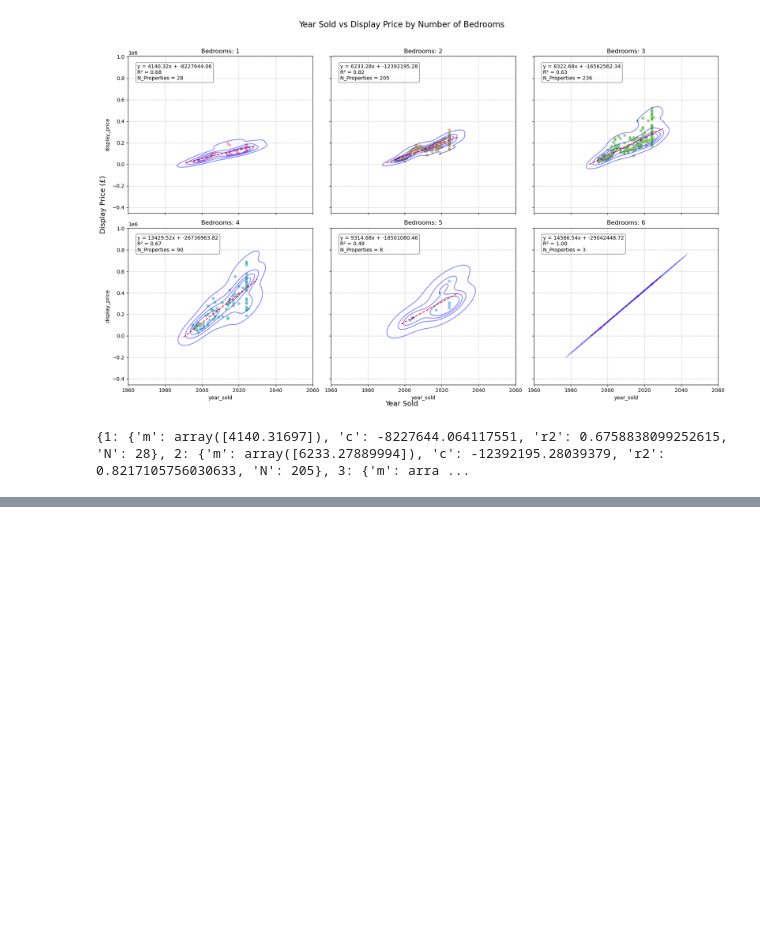
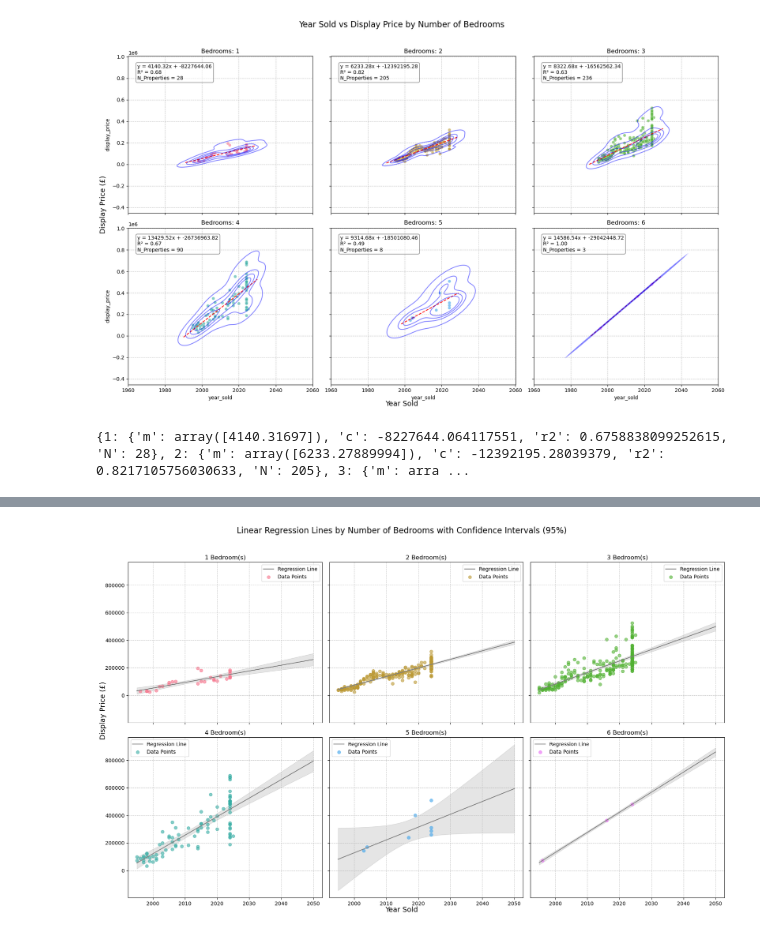
Before and after one commit to RoryThomas16/Cardiff-Housing-Price-Predictor, a Jupyter notebook: Cardiff-Housing_Price_Predictor.ipynb, the cells around one changed output, grey strips where cells are left out. Cells and saved outputs as stored; diff of their text form; code cells hidden in the pictures; blank space fills up the shorter version.

```diff
--- a/Cardiff-Housing_Price_Predictor.ipynb
+++ b/Cardiff-Housing_Price_Predictor.ipynb
@@ -234,0 +254,50 @@ plt.show()
+# %%
+fig, axes = plt.subplots(nrows=int(np.ceil(len(lin_reg.keys()) / 3)), ncols=3, figsize=(18, 12), sharex=True, sharey=True)
+axes = axes.flatten()  # Flatten the axes array for easy iteration
+
+x_range = np.linspace(df['year_sold'].min(), 2050, 100)
+
+# Loop through each bedroom and plot its regression line with confidence intervals
+for i, bedrooms in enumerate(lin_reg.keys()):
+    ax = axes[i]
+
+    # Filter data for the current number of bedrooms
+    subset = df[df['bedrooms'] == bedrooms]
+
+    # Fit the regression model using statsmodels
+    X = sm.add_constant(subset['year_sold'])  # Add constant for the intercept
+    y = subset['display_price']
+    model = sm.OLS(y, X).fit()
+
+    # Predict values and confidence intervals
+    X_pred = sm.add_constant(x_range)  # Add constant to the x_range for predictions
+    y_pred = model.predict(X_pred)  # Predicted values
+    conf_int = model.get_prediction(X_pred).conf_int()  # Confidence intervals
+
+    # Plot the regression line
+    ax.plot(x_range, y_pred, label='Regression Line', color='gray')
+
+    # Plot the confidence intervals as a shaded region
+    ax.fill_between(x_range, conf_int[:, 0], conf_int[:, 1], alpha=0.2, color='gray')
+
+    # Scatter plot of the data points
+    ax.scatter(subset['year_sold'], subset['display_price'], alpha=0.6, label='Data Points', color=colors[i])
+
+    # Add title and legend
+    ax.set_title(f"{int(bedrooms)} Bedroom(s)")
+    ax.legend(fontsize=10)
+    ax.grid(linestyle='--', alpha=0.7)
+
+# Remove unused subplots
+for j in range(i + 1, len(axes)):
+    fig.delaxes(axes[j])
+
+# Add shared labels and title
+fig.suptitle("Linear Regression Lines by Number of Bedrooms with Confidence Intervals (95%)", y=0.92, fontsize=16)
+fig.text(0.5, 0.04, "Year Sold", ha="center", fontsize=14)
+fig.text(0.04, 0.5, "Display Price (£)", va="center", rotation="vertical", fontsize=14)
+
+plt.tight_layout(rect=[0.04, 0.04, 1, 0.9])
+plt.show()
+# %% [output]
+[figure, added]
```
Also changed, not shown: parts of 3 cells of this notebook.
